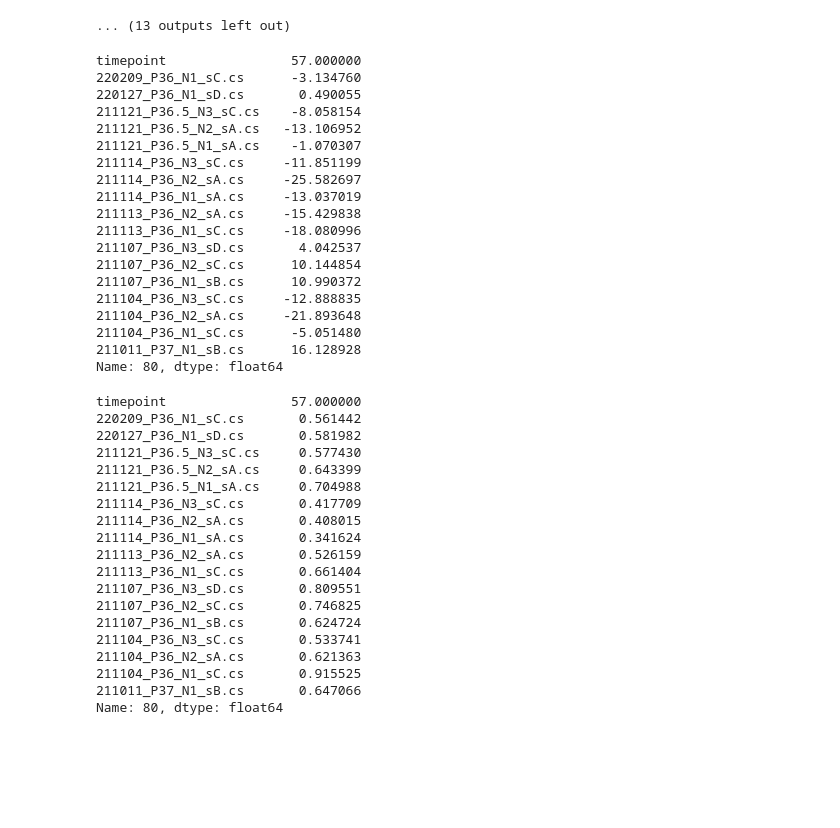
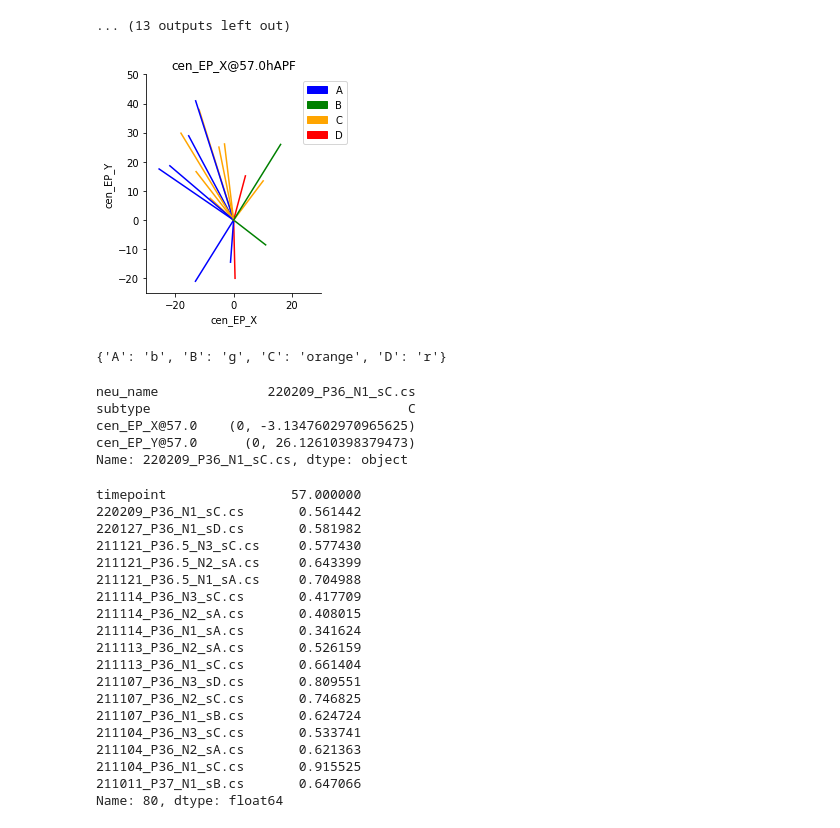
Before and after one commit to Asashou/TLI, a Jupyter notebook: pipeline/TLI_analysis/2_plot_fig3.ipynb, the cells around one changed output. Saved outputs shown, nothing was run; the diff lists cells and outputs as text; code cells hidden in the pictures; blank space fills up the shorter version.

```diff
--- a/pipeline/TLI_analysis/2_plot_fig3.ipynb
+++ b/pipeline/TLI_analysis/2_plot_fig3.ipynb
@@ -124,42 +124,69 @@ for plot_col in plot_cols:
 # %%
 for plot_col in plot_2D_cols:
     # creating a dataframe with 1 column of timepoints
     timepoints = {'timepoint':np.arange(36,58,0.25)}
     collective_results_X = pd.DataFrame(timepoints)
     collective_results_Y = pd.DataFrame(timepoints)
     #reading the specified column from each output file, and adding it to collective_results
     for file in output_files:
         neu_name = os.path.basename(file[:file.find('_output.csv')])
         temp_df = pd.read_csv(file, sep=',', usecols = ['timepoint', plot_col[0]])
         temp_df = temp_df.rename(columns={plot_col[0]:neu_name})
         collective_results_X = pd.merge(collective_results_X, temp_df, on='timepoint')
         temp_df = pd.read_csv(file, sep=',', usecols = ['timepoint', plot_col[1]])
         temp_df = temp_df.rename(columns={plot_col[1]:neu_name})
         collective_results_Y = pd.merge(collective_results_Y, temp_df, on='timepoint')
     x_vals = collective_results_X.loc[Plot_t]
     y_vals = collective_results_Y.loc[Plot_t]
+    del collective_results_X, collective_results_Y
+
+    x_col_name = plot_col[0]+'@'+str(y_vals['timepoint'])
+    y_col_name = plot_col[1]+'@'+str(y_vals['timepoint'])
+    x_vals = x_vals.apply(lambda x: (0, x))
+    y_vals = y_vals.apply(lambda y: (0, y))
+
+    neu_names = list(y_vals.keys()[1:])
+    neu_types = [neu.split('_s')[1][0] for neu in neu_names]
+
+    plot_df = {'neu_name':neu_names, 'subtype':neu_types,
+                x_col_name:x_vals[1:], y_col_name:y_vals[1:]}
+    plot_df = pd.DataFrame(plot_df)
+    fig, ax = plt.subplots(1)
+    for index, row in plot_df.iterrows():
+        ax.plot(row['cen_EP_X@57.0'],row['cen_EP_Y@57.0'], c=Colors[row.subtype])
+
+    ax.set_ylim(-25,50)
+    ax.set_xlim(-30,30)
+
+    ax.set_title(x_col_name+'hAPF')
+    ax.set_xlabel(plot_col[0])
+    ax.set_ylabel(plot_col[1])
+    sns.despine()
+
+    legend_patches = []
+    for subtype,color in Colors.items():
+        legend_patches.append(mpatches.Circle((0,0),10,color=color, label=subtype))
+    plt.legend(handles=legend_patches, bbox_to_anchor=(1.15, 0.97),
+                loc=1, borderaxespad=0., prop={'size': 10})
+
+    ax.set_aspect('equal', 'box')
+    fig.tight_layout()
+    plot_name = x_col_name+'hAPF.pdf'
+    plt.savefig(save_path+plot_name, facecolor='white', transparent=False)
+# %% [output]
+[figure, added]
-# %%
-x_vals
-# %% [output]
-timepoint                57.000000
-220209_P36_N1_sC.cs      -3.134760
-220127_P36_N1_sD.cs       0.490055
-211121_P36.5_N3_sC.cs    -8.058154
-211121_P36.5_N2_sA.cs   -13.106952
-211121_P36.5_N1_sA.cs    -1.070307
-211114_P36_N3_sC.cs     -11.851199
-211114_P36_N2_sA.cs     -25.582697
-211114_P36_N1_sA.cs     -13.037019
-211113_P36_N2_sA.cs     -15.429838
-211113_P36_N1_sC.cs     -18.080996
-211107_P36_N3_sD.cs       4.042537
-211107_P36_N2_sC.cs      10.144854
-211107_P36_N1_sB.cs      10.990372
-211104_P36_N3_sC.cs     -12.888835
-211104_P36_N2_sA.cs     -21.893648
-211104_P36_N1_sC.cs      -5.051480
-211011_P37_N1_sB.cs      16.128928
-Name: 80, dtype: float64
+# %%
+Colors
+# %% [output]
+{'A': 'b', 'B': 'g', 'C': 'orange', 'D': 'r'}
+# %%
+row
+# %% [output]
+neu_name              220209_P36_N1_sC.cs
+subtype                                 C
+cen_EP_X@57.0    (0, -3.1347602970965625)
+cen_EP_Y@57.0      (0, 26.12610398379473)
+Name: 220209_P36_N1_sC.cs, dtype: object
 # %%
 Plot_t = 80
 plt_order = ['A', 'B', 'C', 'D']
```
Also changed, not shown: parts of 1 cell of this notebook.
